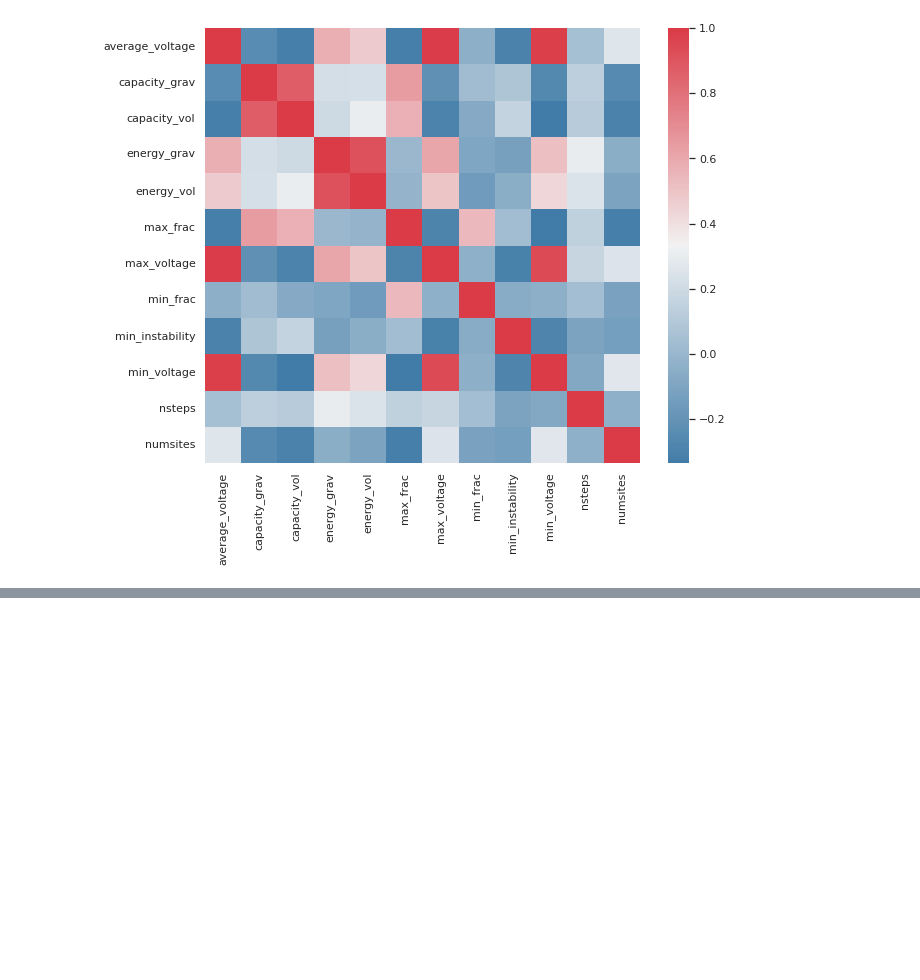
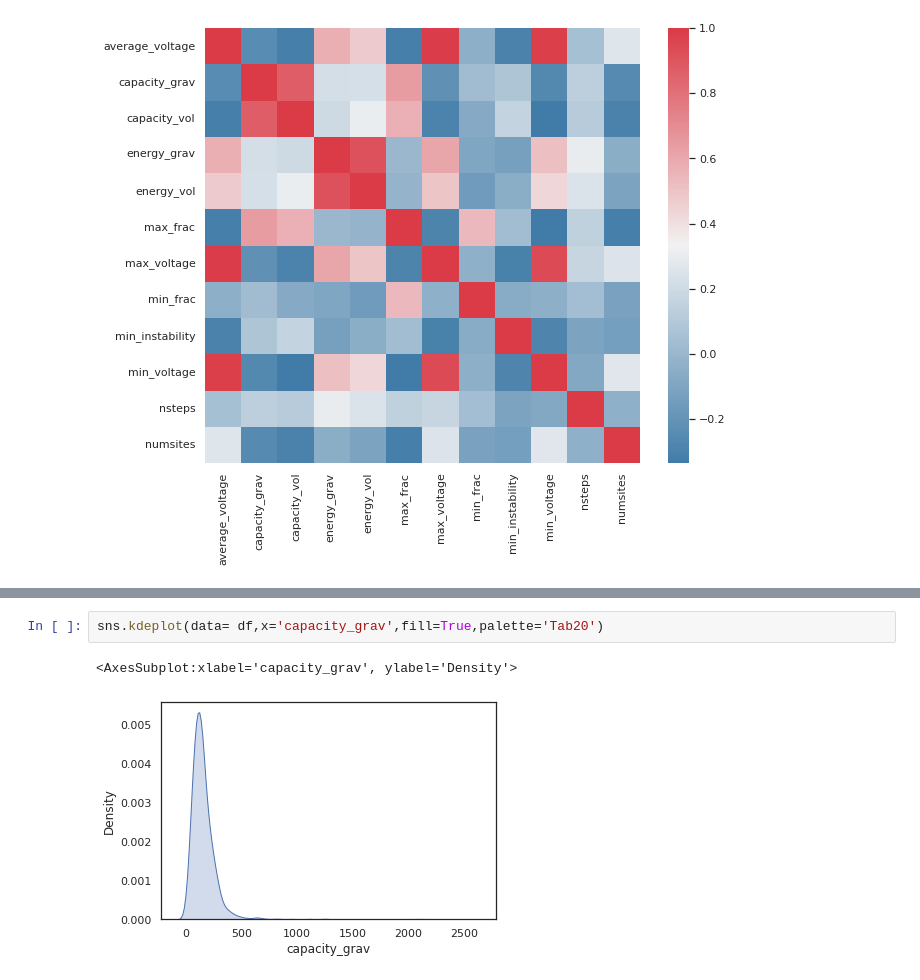
Before and after one commit to rajoy99/battery_intepretable, a Jupyter notebook: eda.ipynb, the cells around one changed output, grey strips where cells are left out. Drawn from its saved outputs; the diff is of its cells as text; blank space fills up the shorter version.

```diff
--- a/eda.ipynb
+++ b/eda.ipynb
@@ -121,0 +133,5 @@ for i in range(10):
+# %%
+sns.kdeplot(data= df,x='capacity_grav',fill=True,palette='Tab20')
+# %% [output]
+<AxesSubplot:xlabel='capacity_grav', ylabel='Density'>
+[figure, added]
```
Also changed, not shown: parts of 4 cells of this notebook, 25 other files.
